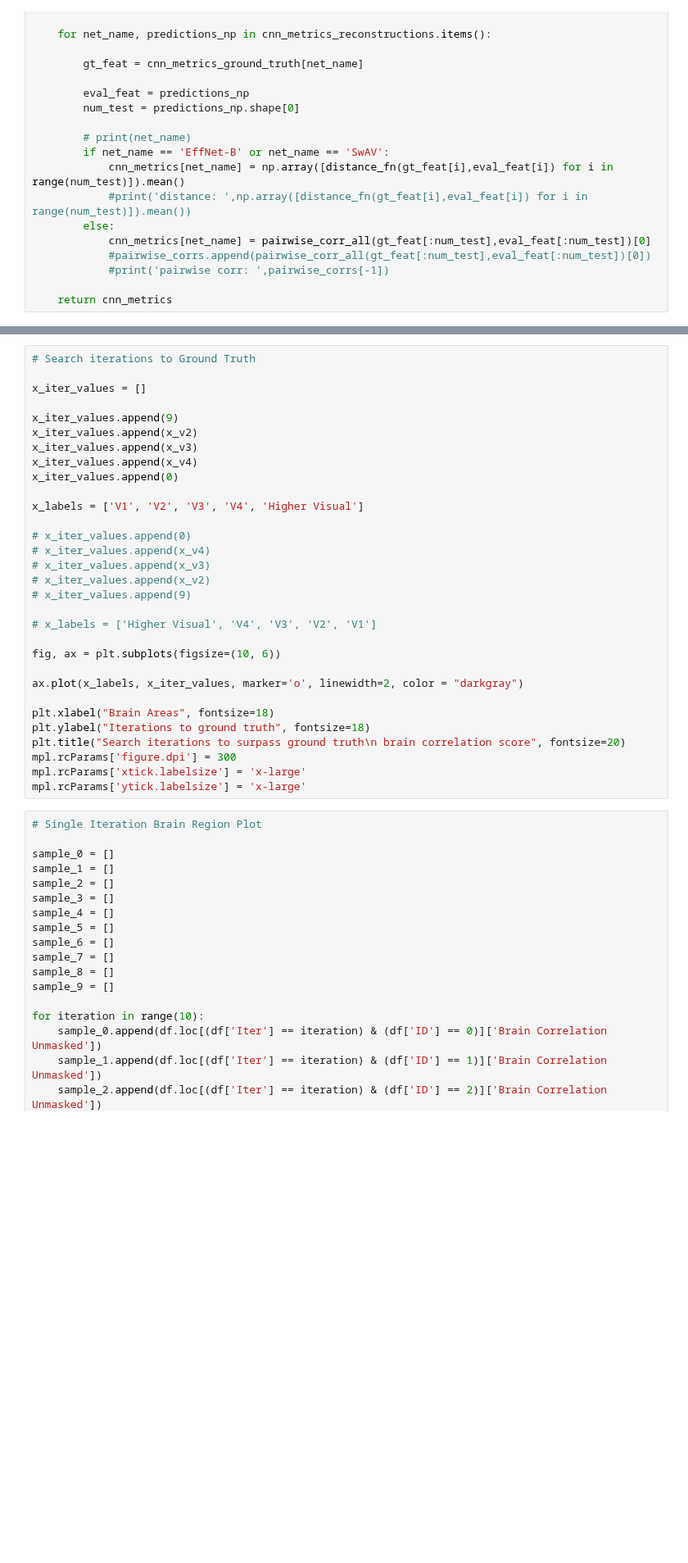
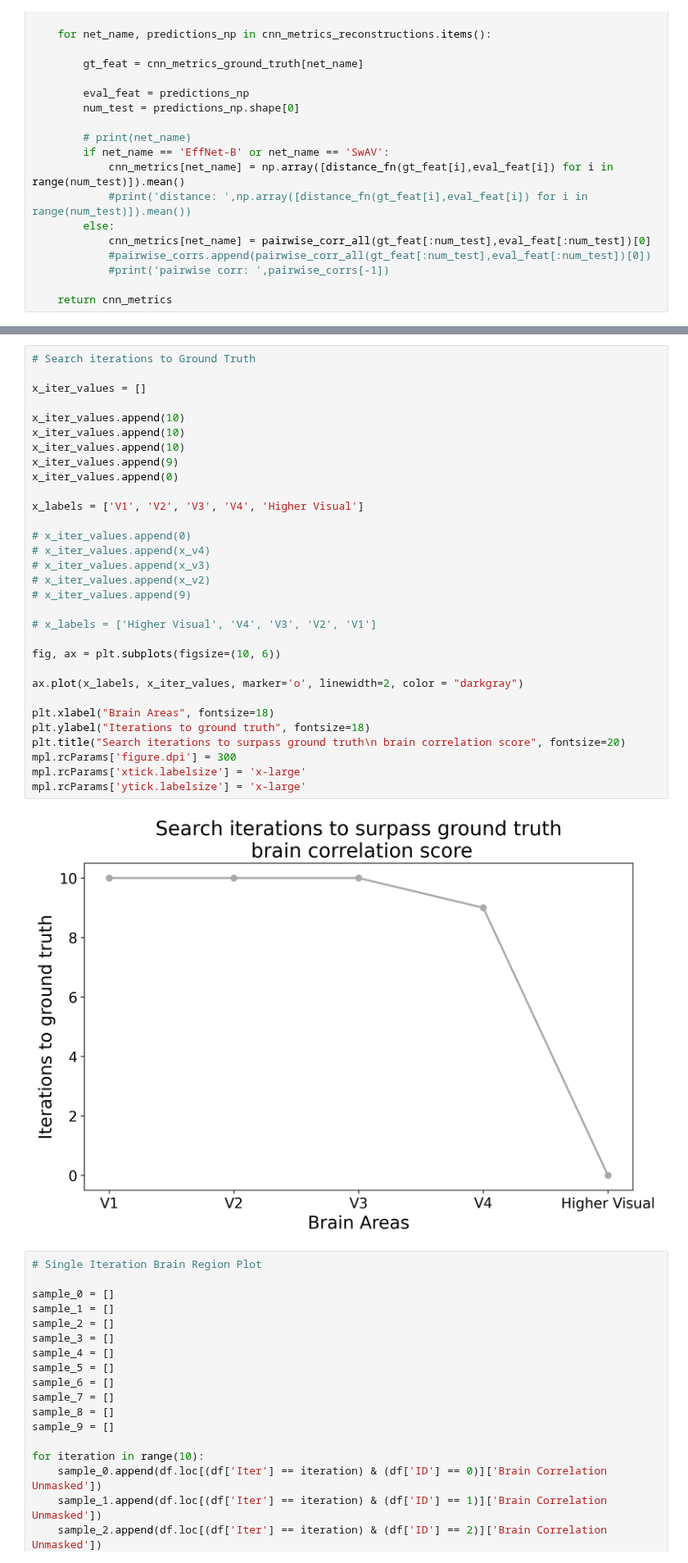
Before and after one commit to reesekneeland/Second-Sight, a Jupyter notebook: scripts/prepare_figures.ipynb, the cells around one changed output, grey strips where cells are left out. Shown at 82% size. Drawn from its saved outputs; the diff is of its cells as text; blank space fills up the shorter version.

```diff
--- a/scripts/prepare_figures.ipynb
+++ b/scripts/prepare_figures.ipynb
@@ -587,34 +648,36 @@ KeyError: 'Brain Correlation Unmasked'
 # %%
 # Search iterations to Ground Truth
 
 x_iter_values = []
 
+x_iter_values.append(10)
+x_iter_values.append(10)
+x_iter_values.append(10)
 x_iter_values.append(9)
-x_iter_values.append(x_v2)
-x_iter_values.append(x_v3)
-x_iter_values.append(x_v4)
 x_iter_values.append(0)
 
 x_labels = ['V1', 'V2', 'V3', 'V4', 'Higher Visual']
 
 # x_iter_values.append(0)
 # x_iter_values.append(x_v4)
 # x_iter_values.append(x_v3)
 # x_iter_values.append(x_v2)
 # x_iter_values.append(9)
 
 # x_labels = ['Higher Visual', 'V4', 'V3', 'V2', 'V1']
 
 fig, ax = plt.subplots(figsize=(10, 6))
 
 ax.plot(x_labels, x_iter_values, marker='o', linewidth=2, color = "darkgray")
 
 plt.xlabel("Brain Areas", fontsize=18)
 plt.ylabel("Iterations to ground truth", fontsize=18)
 plt.title("Search iterations to surpass ground truth\n brain correlation score", fontsize=20)
 mpl.rcParams['figure.dpi'] = 300
 mpl.rcParams['xtick.labelsize'] = 'x-large'
 mpl.rcParams['ytick.labelsize'] = 'x-large'
+# %% [output]
+[figure, added]
 # %%
 # Single Iteration Brain Region Plot
 
```
Also changed, not shown: parts of 9 cells of this notebook, 1 other file.
